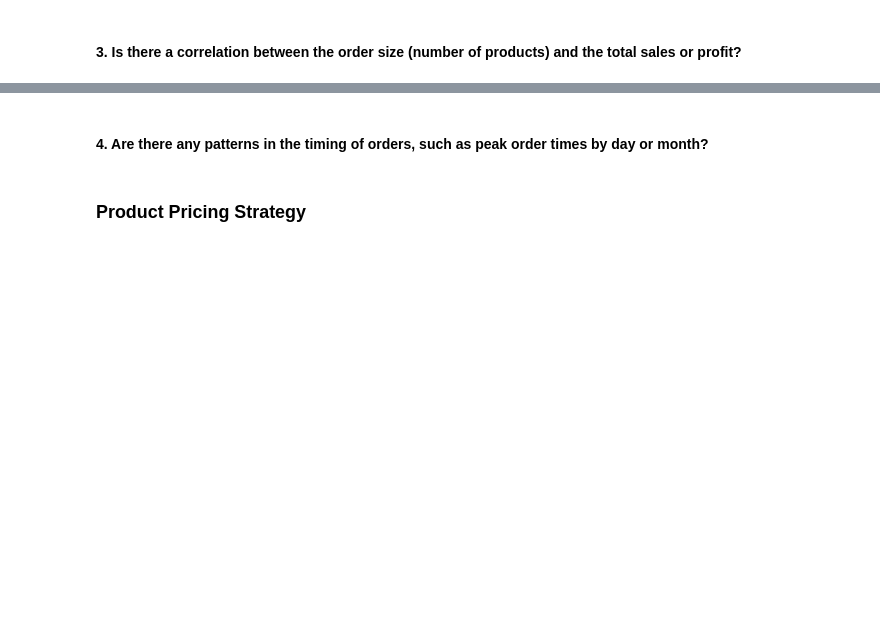
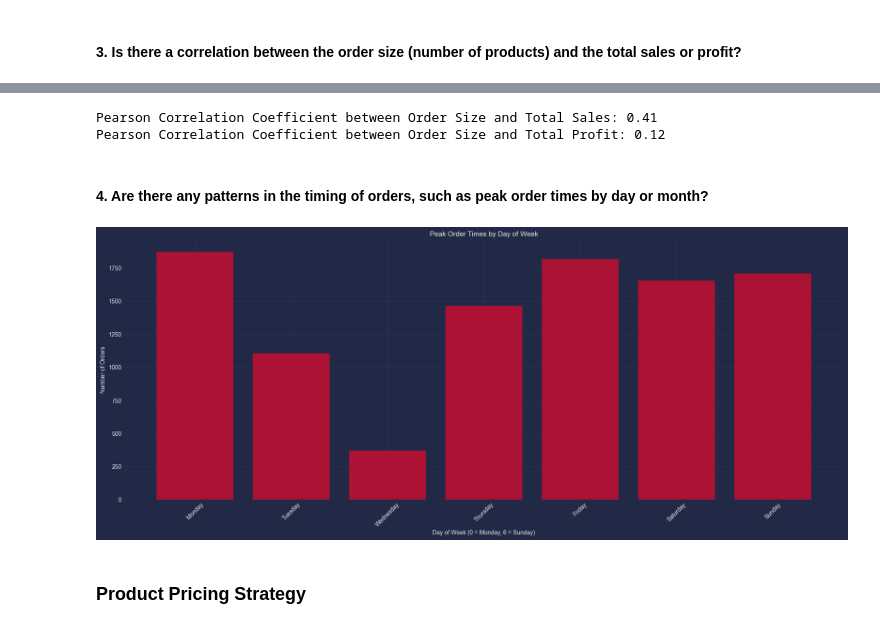
Before and after one commit to MahmoudNamNam/Data-Analysis-Projects, a Jupyter notebook: SuperStore/SuperStore.ipynb, the cells around one changed output, grey strips where cells are left out. Cells and saved outputs as stored; diff of their text form; code cells hidden in the pictures; blank space fills up the shorter version.

Commit message:
Order  Analysis

```diff
--- a/SuperStore/SuperStore.ipynb
+++ b/SuperStore/SuperStore.ipynb
@@ -1389,2 +1403,7 @@ plt.show()
 # %% [markdown]
 #### 2. What is the average price of an order?
+# %%
+df['TotalSales'] = df['Quantity'] * df['Sales']
+order_total = df.groupby('Order ID')['TotalSales'].sum()
+average_order_price = order_total.mean()
+print(f"Average Price of an Order: ${average_order_price:.2f}")
@@ -1390,0 +1414,6 @@ plt.show()
+# %%
+df['TotalSales'] = df['Quantity'] * df['Sales']
+region_order_total = df.groupby(['Region', 'Order ID'])['TotalSales'].sum().reset_index()
+average_order_price_region = region_order_total.groupby('Region')['TotalSales'].mean()
+print("Average Price of an Order by Region:")
+print(average_order_price_region)
@@ -1393,5 +1440,32 @@ plt.show()
+# %%
+
+order_size = df.groupby('Order ID')['Quantity'].sum()
+order_sales = df.groupby('Order ID')['Sales'].sum()
+order_profit = df.groupby('Order ID')['Profit'].sum()
+
+correlation_sales = order_size.corr(order_sales)
+correlation_profit = order_size.corr(order_profit)
+
+print(f"Pearson Correlation Coefficient between Order Size and Total Sales: {correlation_sales:.2f}")
+print(f"Pearson Correlation Coefficient between Order Size and Total Profit: {correlation_profit:.2f}")
+# %% [output]
+Pearson Correlation Coefficient between Order Size and Total Sales: 0.41
+Pearson Correlation Coefficient between Order Size and Total Profit: 0.12
 # %% [markdown]
 #### 4. Are there any patterns in the timing of orders, such as peak order times by day or month?
+# %%
+
+orders_by_day = df['Order DoW'].value_counts().sort_index()
+
+plt.bar(orders_by_day.index, orders_by_day.values, color='#ab1234')
+plt.title('Peak Order Times by Day of Week')
+plt.xlabel('Day of Week (0 = Monday, 6 = Sunday)')
+plt.ylabel('Number of Orders')
+plt.xticks(range(7), ['Monday', 'Tuesday', 'Wednesday', 'Thursday', 'Friday', 'Saturday', 'Sunday'], rotation=45)
+plt.grid(True)
+plt.show()
+# %% [output]
+[figure, added]
 # %% [markdown]
 ### Product Pricing Strategy
 # %% [markdown]
```
Also changed, not shown: parts of 9 cells of this notebook.
